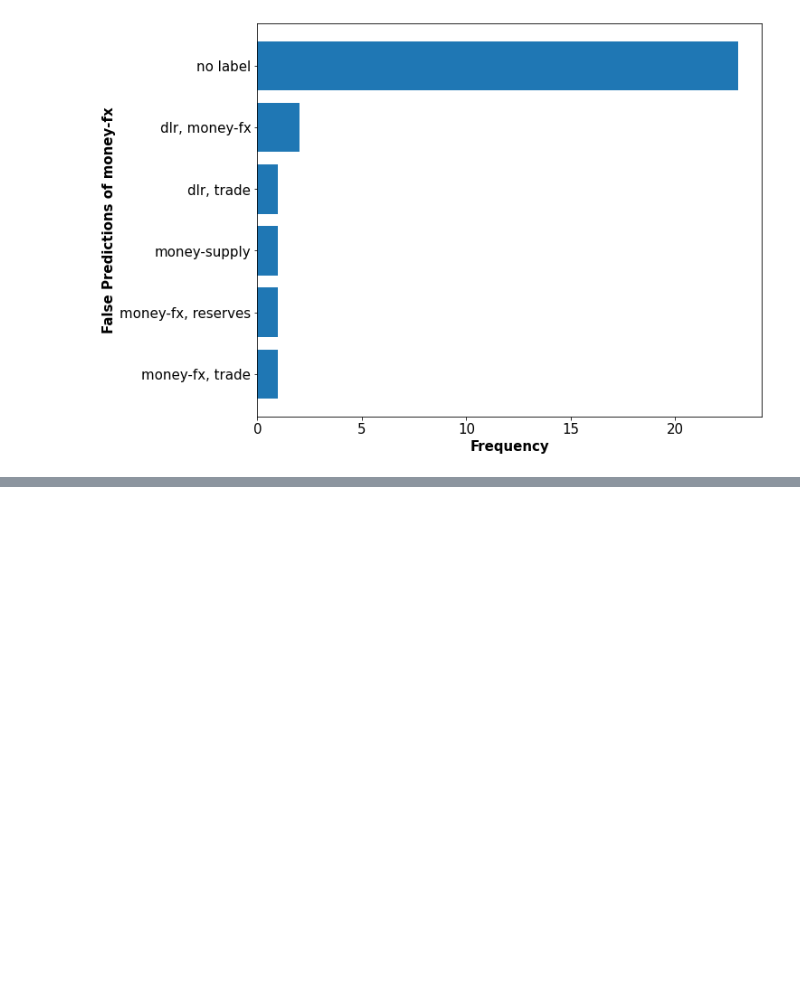
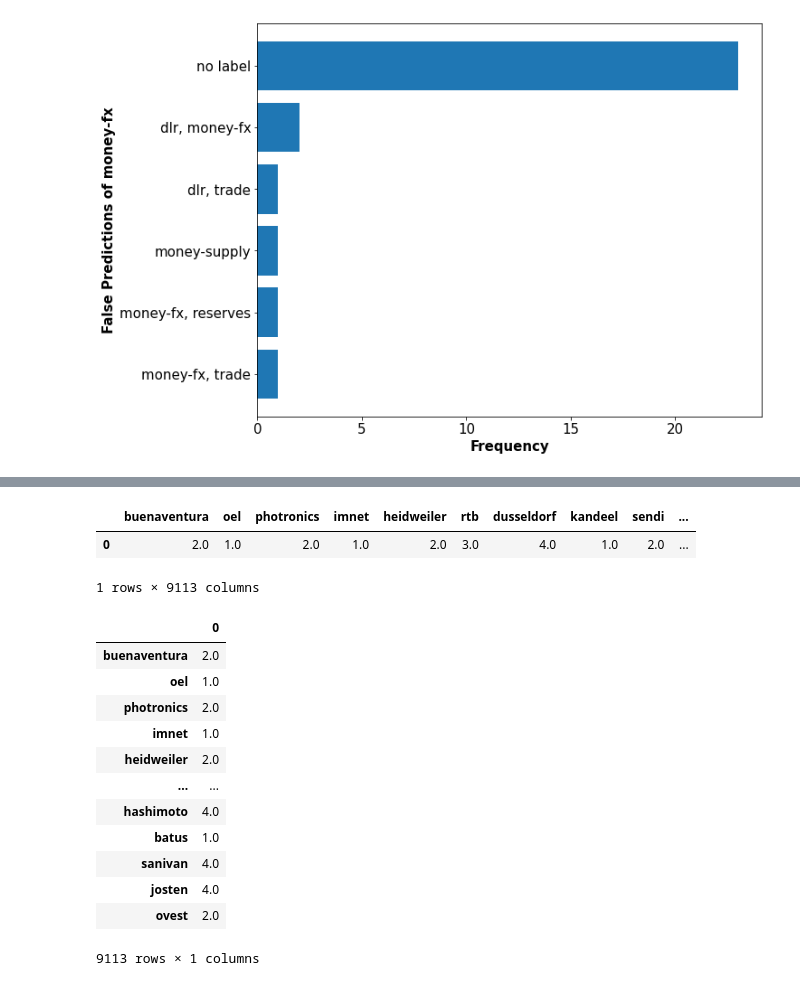
Before and after one commit to leilin-research/reuters, a Jupyter notebook: Reuters_DataVisualization.ipynb, the cells around one changed output, grey strips where cells are left out. Drawn from its saved outputs; the diff is of its cells as text; code cells hidden in the pictures; blank space fills up the shorter version.

Commit message:
someanalyze the unknown words

```diff
--- a/Reuters_DataVisualization.ipynb
+++ b/Reuters_DataVisualization.ipynb
@@ -17,6 +17,7 @@ import matplotlib.pyplot as plt
 train_documents, train_categories = zip(*[(reuters.raw(i), reuters.categories(i)) for i in reuters.fileids() if i.startswith('training/')])
 test_documents, test_categories = zip(*[(reuters.raw(i), reuters.categories(i)) for i in reuters.fileids() if i.startswith('test/')])
 # %%
+filename = []
 for i in reuters.fileids():
     if i.startswith('training/'):
-        print (i)
+        filename.append(i)
@@ -1021,0 +1011,3 @@ unknown_words
+# %%
+tmp = pd.DataFrame(np.zeros([1, len(unknown_words)]), columns = unknown_words)
+tmp
@@ -1021,0 +1018,8 @@ unknown_words
+# %%
+for index, row in pd.concat([cleanedTrainData, cleanedTestData]).iterrows():
+        doc = row['content'].split()
+        for word in doc:
+            if word in unknown_words:
+                tmp[word][0] += 1
+
+        print (index)
@@ -1021,0 +1044,24 @@ unknown_words
+# %%
+tmp
+# %% [output]
+|  | buenaventura | oel | photronics | imnet | heidweiler | rtb | dusseldorf | kandeel | sendi | ... |
+| 0 | 2.0 | 1.0 | 2.0 | 1.0 | 2.0 | 3.0 | 4.0 | 1.0 | 2.0 | ... |
+1 rows × 9113 columns
+# %%
+tmp = tmp.transpose()
+# %%
+tmp
+# %% [output]
+|  | 0 |
+| buenaventura | 2.0 |
+| oel | 1.0 |
+| photronics | 2.0 |
+| imnet | 1.0 |
+| heidweiler | 2.0 |
+| ... | ... |
+| hashimoto | 4.0 |
+| batus | 1.0 |
+| sanivan | 4.0 |
+| josten | 4.0 |
+| ovest | 2.0 |
+9113 rows × 1 columns
```
Also changed, not shown: parts of 14 cells of this notebook, 4 other files.
